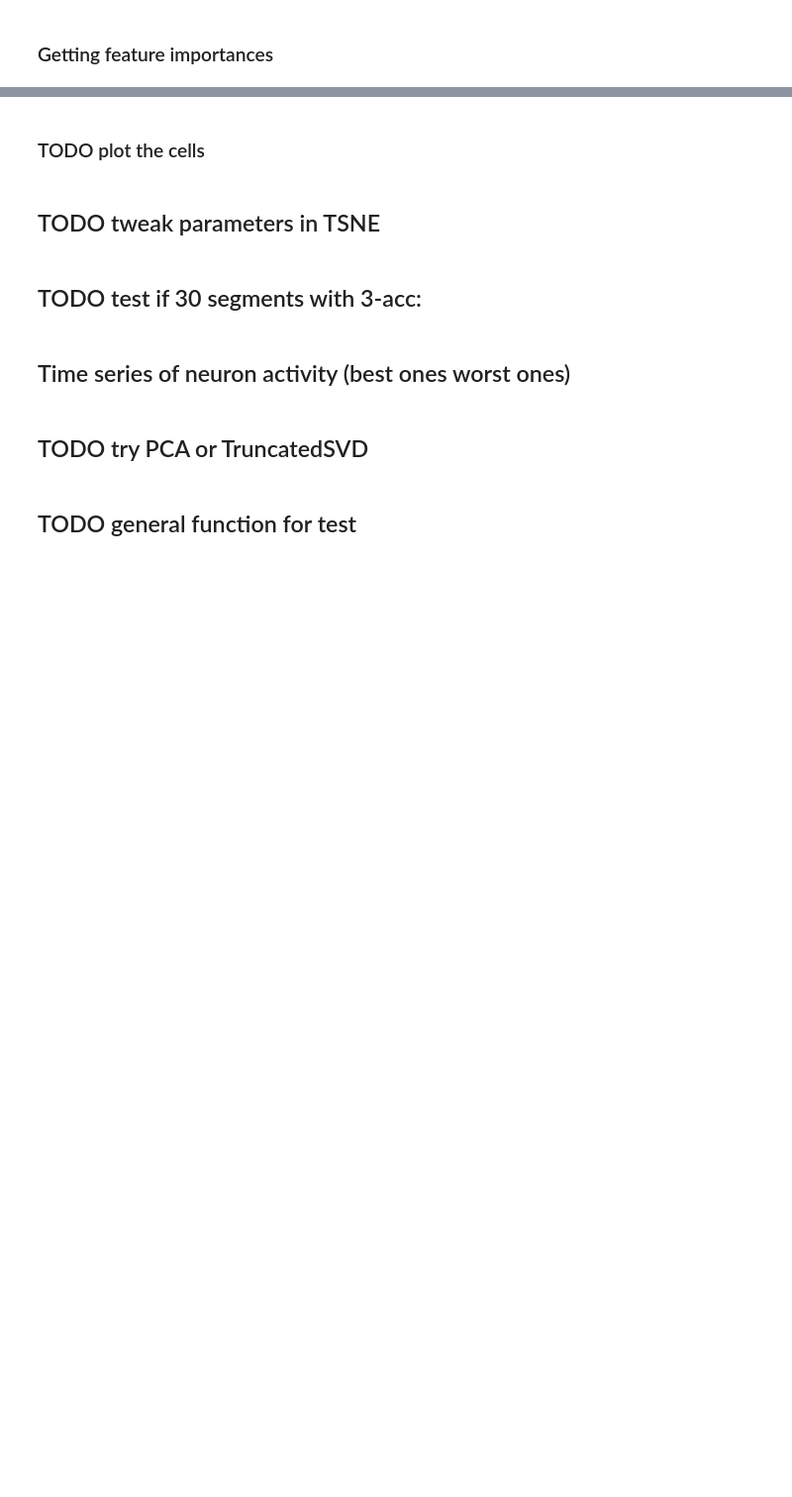
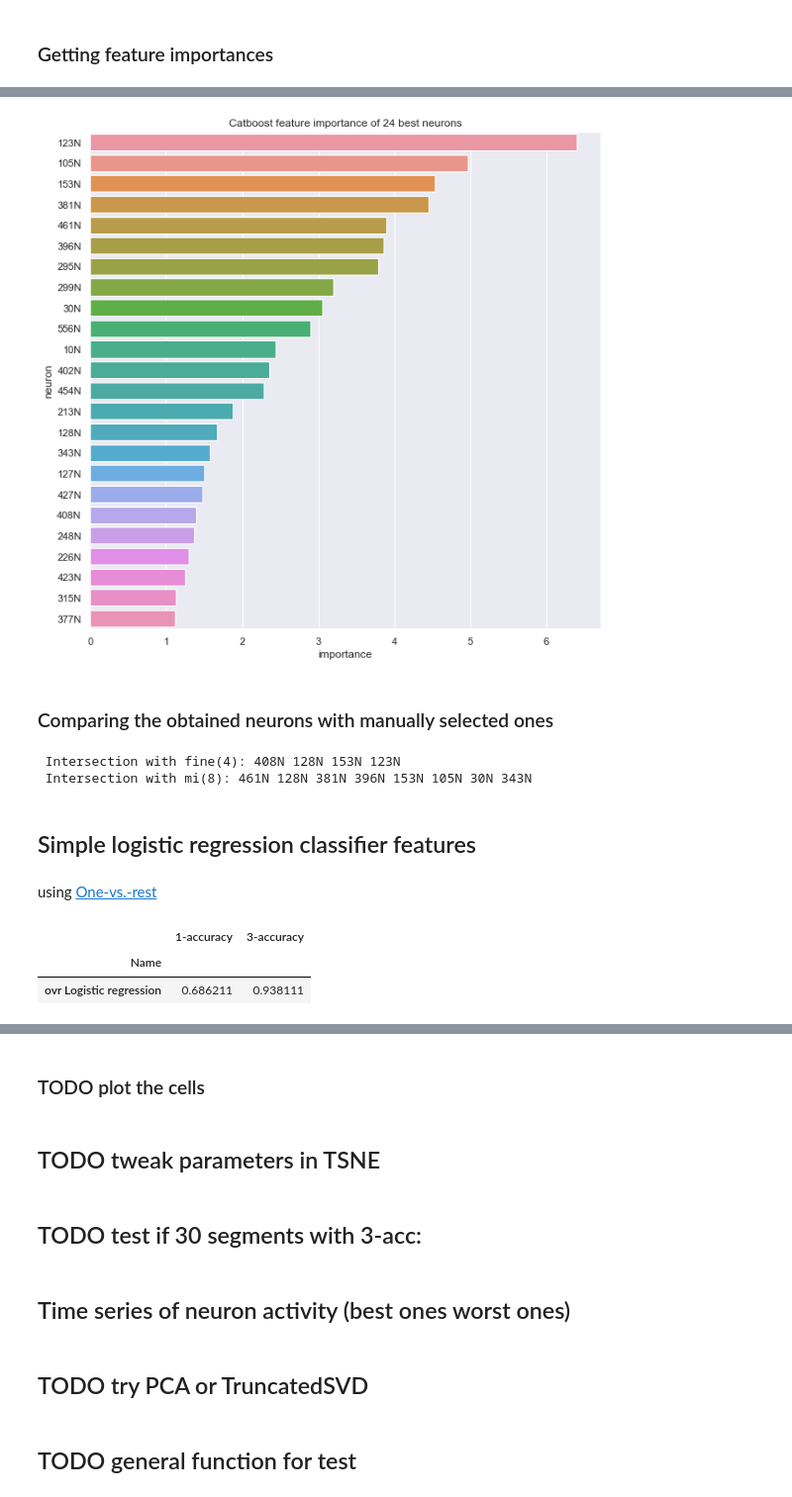
Before and after one commit to thxi/PlaceCells, a Jupyter notebook: Part_1.ipynb, the cells around one changed output, grey strips where cells are left out. Shown at 99% size. Cells and saved outputs as stored; diff of their text form; code cells hidden in the pictures; blank space fills up the shorter version.

```diff
--- a/Part_1.ipynb
+++ b/Part_1.ipynb
@@ -365,0 +367,43 @@ importances
+# %%
+plt.figure(figsize=(10, 10))
+
+ax = sns.barplot(x='importance', y='neuron', data=cbn[:24]);
+ax.set_title("Catboost feature importance of 24 best neurons");
+# %% [output]
+[figure, added]
+# %% [markdown]
+### Comparing the obtained neurons with manually selected ones
+# %%
+fine_neurons = fine_cells.columns
+cbn_best_neurons = cbn[:24]['neuron']
+cbn_worst_neurons = cbn[-24:]['neuron']
+
+fine_cbn_intersect = set(fine_neurons) & set(cbn_best_neurons)
+mi_cbn_intersect = set(mi_best_neurons) & set(cbn_best_neurons)
+print(f" Intersection with fine({len(fine_cbn_intersect)}): {' '.join(fine_cbn_intersect)}")
+print(f" Intersection with mi({len(mi_cbn_intersect)}): {' '.join(mi_cbn_intersect)}")
+# %% [output]
+ Intersection with fine(4): 408N 128N 153N 123N
+ Intersection with mi(8): 461N 128N 381N 396N 153N 105N 30N 343N
+# %% [markdown]
+## Simple logistic regression classifier features
+# %% [markdown]
+using [One-vs.-rest](https://en.wikipedia.org/wiki/Multiclass_classification#One-vs.-rest)
+# %%
+from sklearn.linear_model import LogisticRegression
+
+lr_model = LogisticRegression(random_state=0, penalty='l2', multi_class='ovr').fit(X_train, y_train)
+
+
+y_preds = [
+    (lr_model.predict(X_test).reshape(-1), 'ovr Logistic regression')
+]
+
+pd.DataFrame([
+    [name, acc_1(y_pred, y_test), acc_3(y_pred, y_test)]
+    for y_pred, name in y_preds
+], columns=['Name', '1-accuracy', '3-accuracy']).set_index('Name')
+# %% [output]
+|  | 1-accuracy | 3-accuracy |
+| Name |  |  |
+| ovr Logistic regression | 0.686211 | 0.938111 |
```
Also changed, not shown: parts of 20 cells of this notebook, 2 other files.
